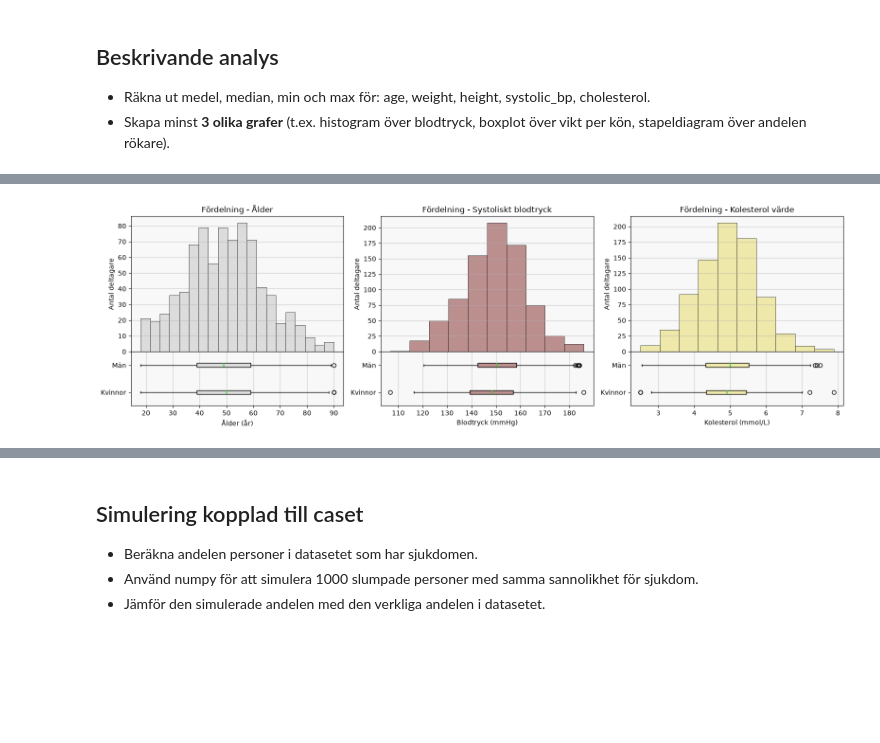
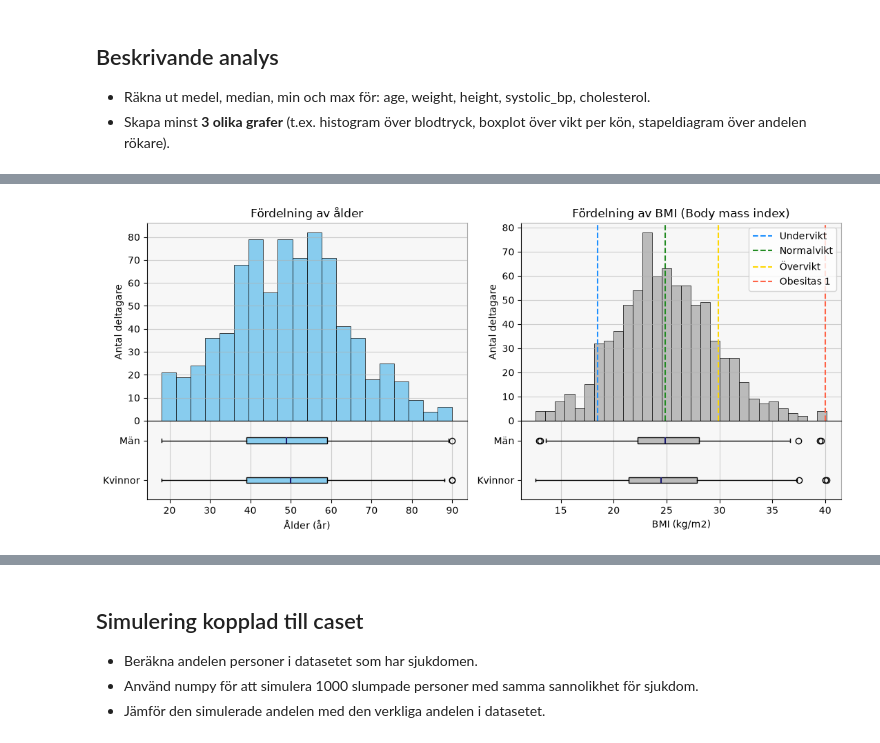
Before and after one commit to utruedsson/DS26_PYSTDA_assignment, a Jupyter notebook: health_study.ipynb, the cells around one changed output, grey strips where cells are left out. Drawn from its saved outputs; the diff is of its cells as text; code cells hidden in the pictures; blank space fills up the shorter version.

Commit message:
added the last part and updated the graphs

```diff
--- a/health_study.ipynb
+++ b/health_study.ipynb
@@ -59,16 +65,3 @@ None
 | unique | 2 | 2 |
 | top | F | No |
 | freq | 403 | 587 |
-# %%
-data = data_raw.copy()
-
-# change datatype on column "smoker" to int
-data.loc[data["smoker"] == "No", "smoker"] = "0"
-data.loc[data["smoker"] == "Yes", "smoker"] = "1"
-data["smoker"] = data["smoker"].astype(int)
-
-# add a column for bmi
-data["bmi"] = (data["weight"] / (data["height"] / 100) ** 2).round(2)
-data = data[["id", "age", "sex", "weight", "height", "bmi", "systolic_bp", "cholesterol", "smoker", "disease"]]
-
-display(data.info(), data.describe(), data.describe(include = ['str']))
@@ -108,11 +68,9 @@ None
 # %%
 dup_rows = data.duplicated().sum()
+
 if dup_rows > 0:
     data = data.drop_duplicates()
-    if data.duplicated().sum() == 0:
-        print(dup_rows, "row(s) removed, due to a duplicate.")
-    else: # if removal of duplicate row(s) failed
-        print("There are duplicate row(s) in the dataset.")
+    print(f"{dup_rows} row(s) removed due to duplicates.")
 else:
     print("There are no duplicate rows in the dataset.")
 # %% [output]
@@ -312,68 +184,59 @@ Beskrivande Statistik
 # %%
-fig, axes = plt.subplots(2, 3, figsize=(16, 5), gridspec_kw={"height_ratios":[5,2], 'hspace': 0})
+fig, axes = plt.subplots(2, 2, figsize=(11, 5), gridspec_kw={"height_ratios":[5,2], 'hspace': 0})
 
 # age
-axes[0,0].hist(data.age, bins=20, color='gainsboro', edgecolor='black', linewidth=0.5)
-axes[0,0].set_facecolor("#F8F8F8")
-axes[0,0].set_title("Fördelning - Ålder")
+axes[0,0].hist(data.age, bins=20, color='#88CCEE', edgecolor='black', linewidth=0.5)
+axes[0,0].set_facecolor("#F7F7F7")
+axes[0,0].set_title("Fördelning av ålder")
 axes[0,0].set_xlabel("Ålder (år)")
 axes[0,0].set_ylabel("Antal deltagare")
 axes[0,0].grid(True, axis="y", alpha=0.6)
+
 
 axes[1,0].boxplot([data.loc[data.sex == "F", "age"],
                 data.loc[data.sex == "M", "age"]],
                 tick_labels=["Kvinnor", "Män"],
                 patch_artist=True,
-                # showmeans=True, meanline=True,
-                boxprops=dict(facecolor='gainsboro', edgecolor='black'),
-                medianprops = dict(color="limegreen", linewidth=1.5),
+                boxprops=dict(facecolor='#88CCEE', edgecolor='black'),
+                medianprops = dict(color="midnightblue", linewidth=1.5),
                 orientation='horizontal')
-axes[1,0].set_facecolor("#F8F8F8")
+axes[1,0].set_facecolor("#F7F7F7")
 axes[1,0].set_xlabel("Ålder (år)")
 axes[1,0].grid(True, axis="x", alpha=0.6)
 
 
-# systolic_bp
-axes[0,1].hist(data.systolic_bp, bins=10, color='rosybrown', edgecolor='black', linewidth=0.5)
-axes[0,1].set_facecolor("#F8F8F8")
-axes[0,1].set_title("Fördelning - Systoliskt blodtryck")
-axes[0,1].set_xlabel("Blodtryck (mmHg)")
+# bmi
+axes[0,1].hist(data.bmi, bins=30, color='#BBBBBB', edgecolor='black', linewidth=0.5)
+axes[0,1].axvline(x=18.5, color='dodgerblue', linestyle='--', linewidth=1.5, label='Undervikt')
+axes[0,1].axvline(x=24.9, color='forestgreen', linestyle='--', linewidth=1.5, label='Normalvikt')
+axes[0,1].axvline(x=29.9, color='gold', linestyle='--', linewidth=1.5, label='Övervikt')
+axes[0,1].axvline(x=40, color='tomato', linestyle='--', linewidth=1.5, label='Obesitas 1')
+axes[0,1].set_facecolor("#F7F7F7")
+axes[0,1].set_title("Fördelning av BMI (Body mass index)")
+axes[0,1].set_xlabel("BMI (kg/m2)")
 axes[0,1].set_ylabel("Antal deltagare")
 axes[0,1].grid(True, axis="y", alpha=0.6)
+axes[0,1].legend()
 
-axes[1,1].boxplot([data.loc[data.sex == "F", "systolic_bp"],
-                data.loc[data.sex == "M", "systolic_bp"]],
+axes[1,1].boxplot([data.loc[data.sex == "F", "bmi"],
+                data.loc[data.sex == "M", "bmi"]],
                 tick_labels=["Kvinnor", "Män"],
                 patch_artist=True,
-                # showmeans=True, meanline=True,
-                boxprops=dict(facecolor='rosybrown', edgecolor='black'),
-                medianprops = dict(color="limegreen", linewidth=1.5),
+                boxprops=dict(facecolor='#BBBBBB', edgecolor='black'),
+                medianprops = dict(color="midnightblue", linewidth=1.5),
                 orientation='horizontal')
-axes[1,1].set_facecolor("#F8F8F8")
-axes[1,1].set_xlabel("Blodtryck (mmHg)")
+axes[1,1].set_facecolor("#F7F7F7")
+axes[1,1].set_xlabel("BMI (kg/m2)")
 axes[1,1].grid(True, axis="x", alpha=0.6)
 
 
-# cholesterol
-axes[0,2].hist(data.cholesterol, bins=10, color='palegoldenrod', edgecolor='black', linewidth=0.5)
-axes[0,2].set_facecolor("#F8F8F8")
-axes[0,2].set_title("Fördelning - Kolesterol värde")
-axes[0,2].set_xlabel("Kolesterol (mmol/L)")
-axes[0,2].set_ylabel("Antal deltagare")
-axes[0,2].grid(True, axis="y", alpha=0.6)
-
-axes[1,2].boxplot([data.loc[data.sex == "F", "cholesterol"],
-                data.loc[data.sex == "M", "cholesterol"]],
-                tick_labels=["Kvinnor", "Män"],
-                patch_artist=True,
-                # showmeans=True, meanline=True,
-                boxprops=dict(facecolor='palegoldenrod', edgecolor='black'),
-                medianprops = dict(color="limegreen", linewidth=1.5),
-                orientation='horizontal')
-axes[1,2].set_facecolor("#F8F8F8")
-axes[1,2].set_xlabel("Kolesterol (mmol/L)")
-axes[1,2].grid(True, axis="x", alpha=0.6)
+axes[0,0].spines['top'].set_color('darkgray')
+axes[0,0].spines['right'].set_color('darkgray')
+axes[1,0].spines['right'].set_color('darkgray')
+axes[0,1].spines['top'].set_color('darkgray')
+axes[0,1].spines['right'].set_color('darkgray')
+axes[1,1].spines['right'].set_color('darkgray')
 
 plt.tight_layout()
 # %% [output]
-[figure, old version]
+[figure, new version]
```
Also changed, not shown: parts of 26 cells of this notebook.
